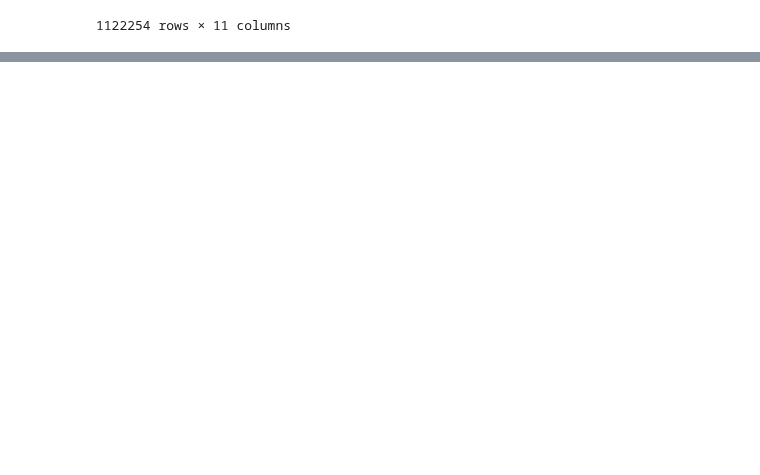
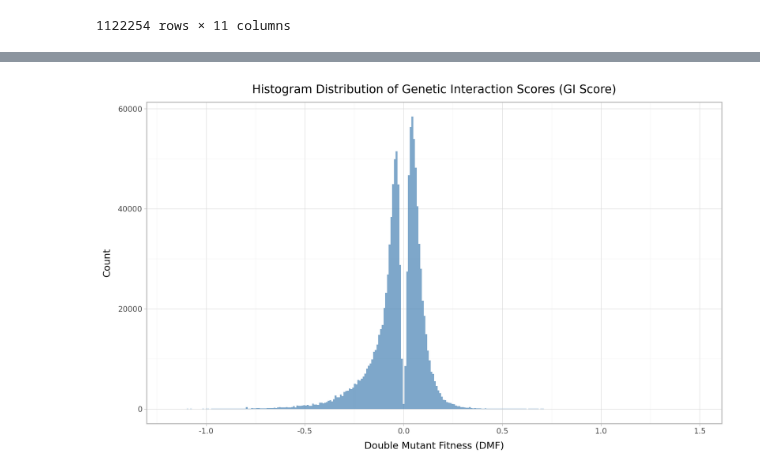
Before and after one commit to egekurt123/yeast_gene_interactions, a Jupyter notebook: data_wrangling/interaction_table.ipynb, the cells around one changed output, grey strips where cells are left out. Saved outputs shown, nothing was run; the diff lists cells and outputs as text; code cells hidden in the pictures; blank space fills up the shorter version.

```diff
--- a/data_wrangling/interaction_table.ipynb
+++ b/data_wrangling/interaction_table.ipynb
@@ -142,0 +158,14 @@ concat_df
+# %%
+(
+    p9.ggplot(concat_df, p9.aes(x="gi_score"))
+    + p9.geom_histogram(bins=300, alpha=0.7, fill="steelblue")
+    + p9.labs(
+        x="Double Mutant Fitness (DMF)",
+        y="Count",
+        title="Histogram Distribution of Genetic Interaction Scores (GI Score)"
+    )
+    + p9.theme_light()
+    + p9.theme(figure_size=(10, 6))
+)
+# %% [output]
+[figure, added]
```
Also changed, not shown: parts of 4 cells of this notebook.
